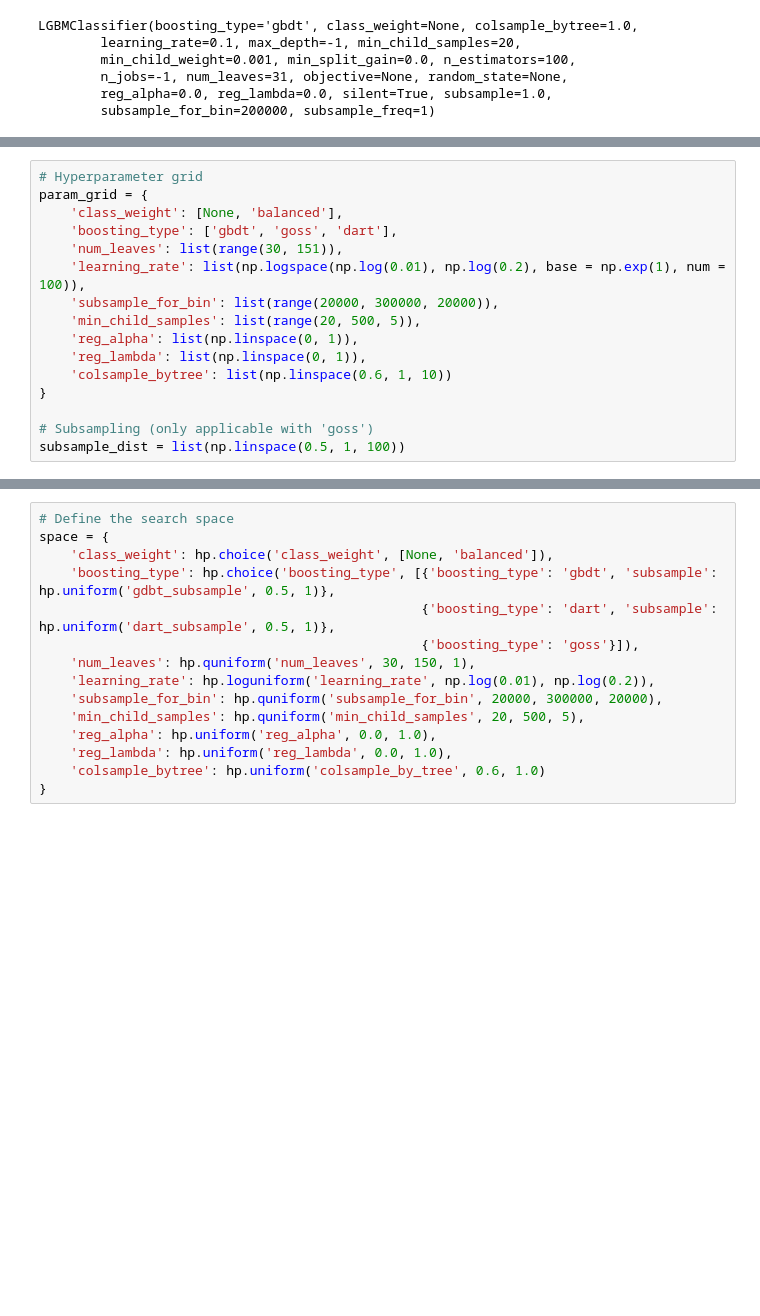
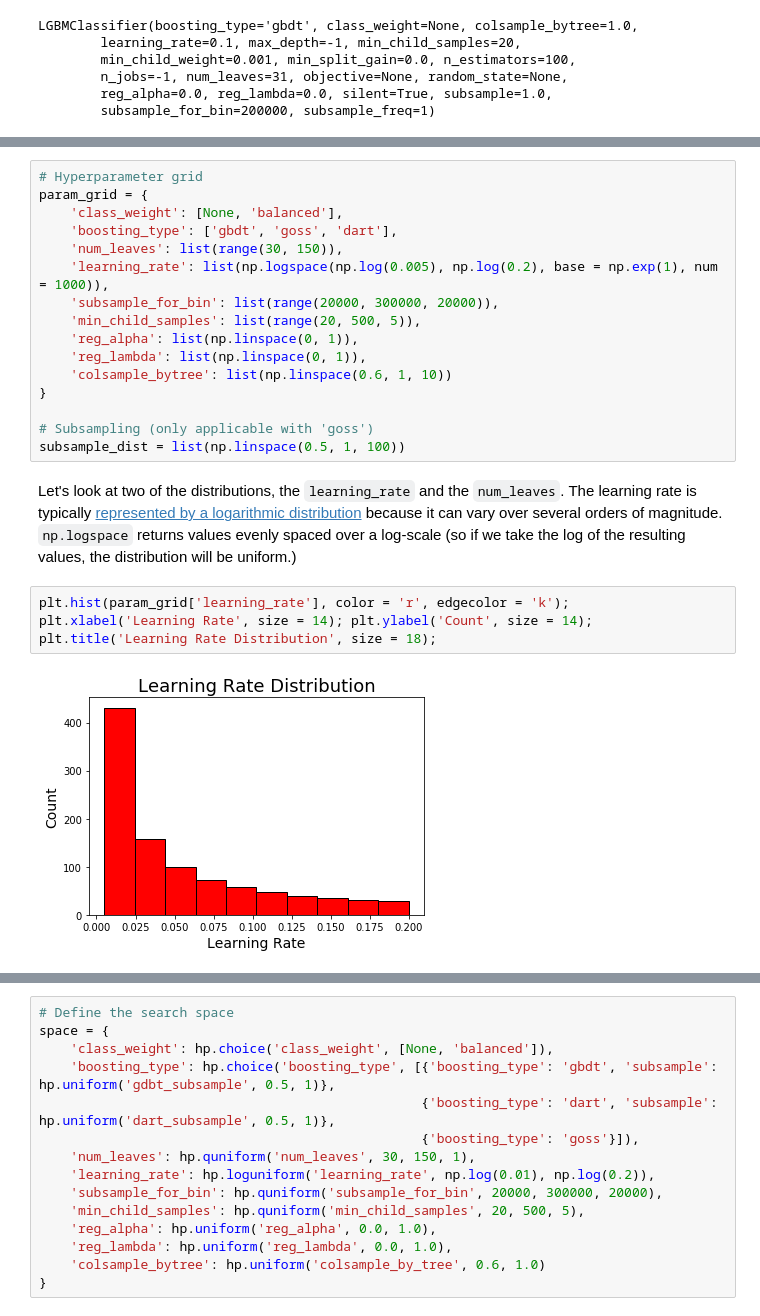
Before and after one commit to WillKoehrsen/hyperparameter-optimization, a Jupyter notebook: Bayesian Hyperparameter Optimization of Gradient Boosting Machine.ipynb, the cells around one changed output, grey strips where cells are left out. Cells and saved outputs as stored; diff of their text form; blank space fills up the shorter version.

```diff
--- a/Bayesian Hyperparameter Optimization of Gradient Boosting Machine.ipynb
+++ b/Bayesian Hyperparameter Optimization of Gradient Boosting Machine.ipynb
@@ -67,8 +121,8 @@ In random search, as in Bayesian optimization, we have a domain over which we se
 param_grid = {
     'class_weight': [None, 'balanced'],
     'boosting_type': ['gbdt', 'goss', 'dart'],
-    'num_leaves': list(range(30, 151)),
-    'learning_rate': list(np.logspace(np.log(0.01), np.log(0.2), base = np.exp(1), num = 100)),
+    'num_leaves': list(range(30, 150)),
+    'learning_rate': list(np.logspace(np.log(0.005), np.log(0.2), base = np.exp(1), num = 1000)),
     'subsample_for_bin': list(range(20000, 300000, 20000)),
     'min_child_samples': list(range(20, 500, 5)),
     'reg_alpha': list(np.linspace(0, 1)),
@@ -78,3 +132,10 @@ param_grid = {
 
 # Subsampling (only applicable with 'goss')
 subsample_dist = list(np.linspace(0.5, 1, 100))
+# %% [markdown]
+Let's look at two of the distributions, the `learning_rate` and the `num_leaves`. The learning rate is typically [represented by a logarithmic distribution](https://www.quora.com/Why-does-one-sample-the-log-space-when-searching-for-good-Hyper-Parameters-for-Machine-Learning) because it can vary over several orders of magnitude. `np.logspace` returns values evenly spaced over a log-scale (so if we take the log of the resulting values, the distribution will be uniform.)
+# %%
+plt.hist(param_grid['learning_rate'], color = 'r', edgecolor = 'k');
+plt.xlabel('Learning Rate', size = 14); plt.ylabel('Count', size = 14); plt.title('Learning Rate Distribution', size = 18);
+# %% [output]
+[figure, added]
```
Also changed, not shown: parts of 96 cells of this notebook.
